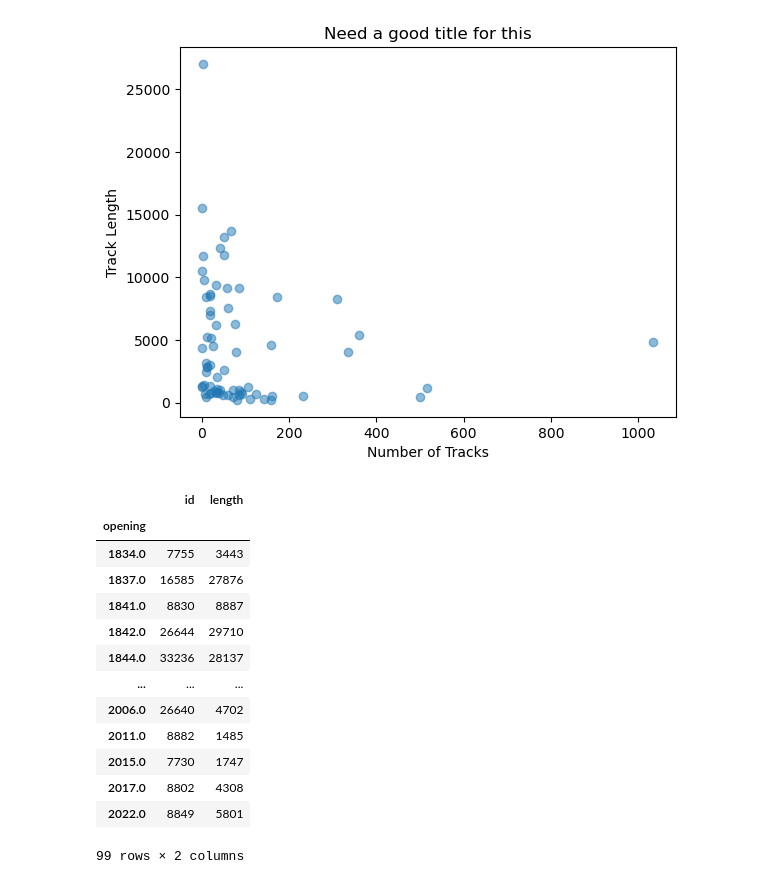
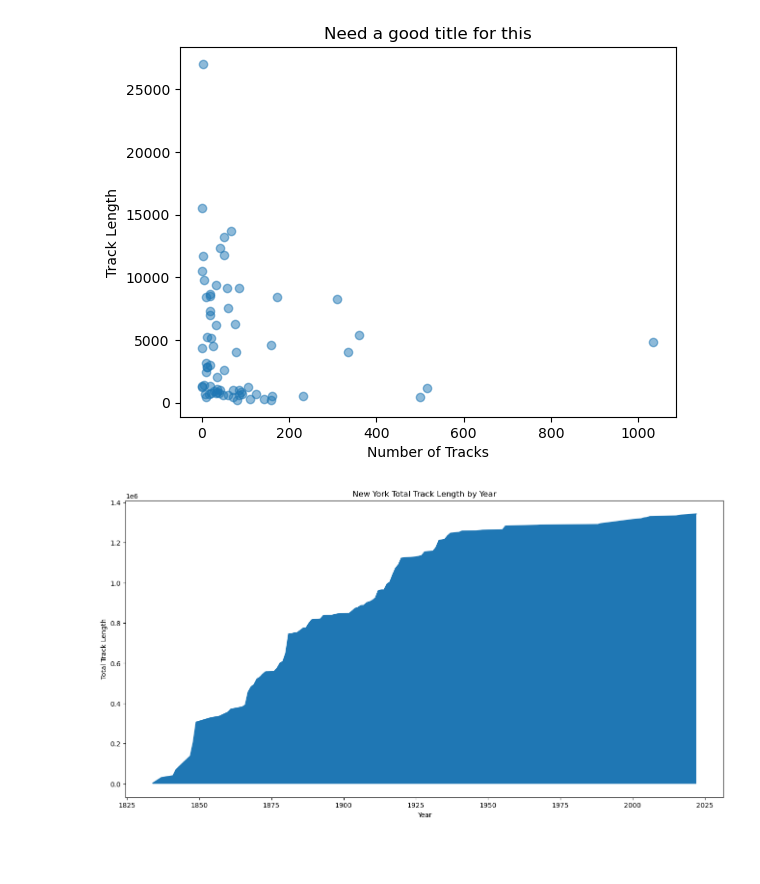
Before and after one commit to JaimeVRodriguez/transit_systems_of_word_eda, a Jupyter notebook: notebooks/testing.ipynb, the cells around one changed output. Drawn from its saved outputs; the diff is of its cells as text; code cells hidden in the pictures; blank space fills up the shorter version.

Commit message:
added line plot for total track length in new york

```diff
--- a/notebooks/testing.ipynb
+++ b/notebooks/testing.ipynb
@@ -379,24 +379,27 @@ Text(0.5, 1.0, 'Need a good title for this')
 # %%
 tracks_cities_merged2 = tracks_cities_merged
 ny_tracks = tracks_cities_merged2[tracks_cities_merged2['city'] == "New York"]
 # ny_tracks.sample(40)
 ny_tracks_grouped_opening = ny_tracks.groupby('opening').sum()
 ny_tracks_grouped_opening.drop('city_id', axis=1, inplace=True)
 ny_tracks_grouped_opening_sorted = ny_tracks_grouped_opening.sort_index()
 
-ny_tracks_grouped_opening_sorted['total_track_length']
+total_track_length = 0
+total_track_lst = []
+
+for i in range(len(ny_tracks_grouped_opening_sorted.index)):
+    total_track_length += ny_tracks_grouped_opening_sorted.iloc[i, 1]
+    total_track_lst.append(total_track_length)
+ny_tracks_grouped_opening_sorted["total_track_length"] = total_track_lst
+ny_tracks_grouped_opening_sorted
+
+fig, ax = plt.subplots()
+
+ax.plot(ny_tracks_grouped_opening_sorted.index, ny_tracks_grouped_opening_sorted['total_track_length'])
+ax.fill_between(ny_tracks_grouped_opening_sorted.index, ny_tracks_grouped_opening_sorted['total_track_length'])
+ax.set_xlabel('Year')
+ax.set_ylabel("Total Track Length")
+ax.set_title('New York Total Track Length by Year')
+fig.set_size_inches(16,8)
 # %% [output]
-|  | id | length |
-| opening |  |  |
-| 1834.0 | 7755 | 3443 |
-| 1837.0 | 16585 | 27876 |
-| 1841.0 | 8830 | 8887 |
-| 1842.0 | 26644 | 29710 |
-| 1844.0 | 33236 | 28137 |
-| ... | ... | ... |
-| 2006.0 | 26640 | 4702 |
-| 2011.0 | 8882 | 1485 |
-| 2015.0 | 7730 | 1747 |
-| 2017.0 | 8802 | 4308 |
-| 2022.0 | 8849 | 5801 |
-99 rows × 2 columns
+[figure, added]
```
